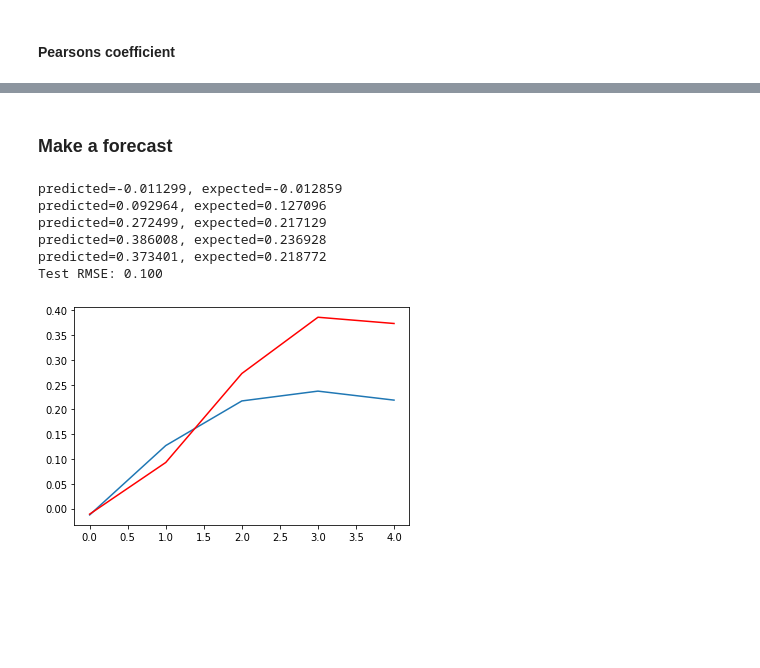
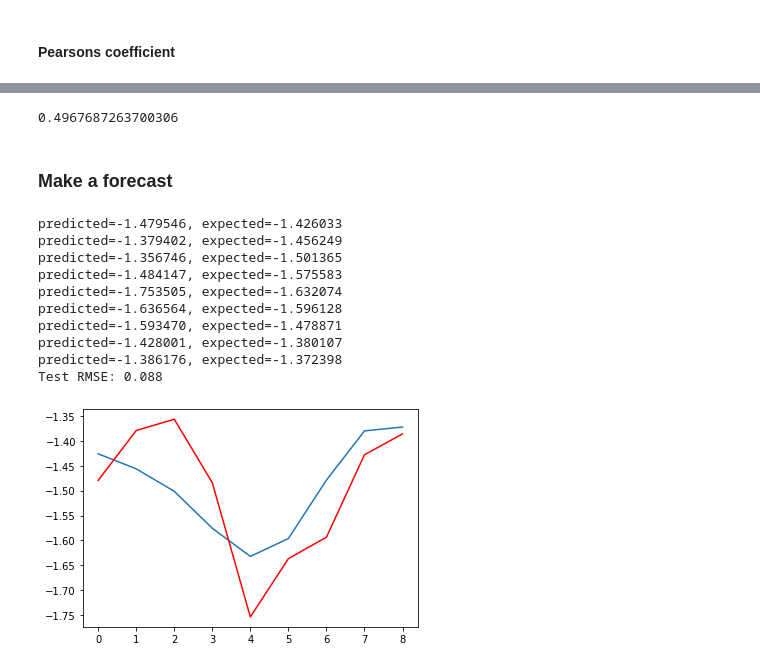
Before and after one commit to cbur24/vegetation_forecasts, a Jupyter notebook: testing.ipynb, the cells around one changed output, grey strips where cells are left out. Saved outputs shown, nothing was run; the diff lists cells and outputs as text; code cells hidden in the pictures; blank space fills up the shorter version.

Commit message:
add stationarity and entropy test

```diff
--- a/testing.ipynb
+++ b/testing.ipynb
@@ -21,7 +22,7 @@ create_local_dask_cluster()
 # %% [markdown]
 ## Load Data
 # %%
-lat, lon = -33.2, 149.1
+lat, lon = -32.0449, 145.3608
 buffer = 0.05
 time = ('2013', '2019')
 # %%
@@ -99,3 +145,7 @@ t+1  0.979567  1.000000
+# %%
+print(SampEn(df.values, m=2, r=0.2*np.std(df.values)))
+# %% [output]
+0.4967687263700306
 # %% [markdown]
 ### Make a forecast
 # %%
@@ -106,45 +156,49 @@ from math import sqrt
 
 # split dataset
 X = df.values
-train, test = X[1:len(X)-5], X[len(X)-5:]
+train, test = X[1:len(X)-9], X[len(X)-9:]
 
 # train autoregression
 window = 100
 model = AutoReg(train, lags=100)
 model_fit = model.fit()
 coef = model_fit.params
 
 # walk forward over time steps in test
 history = train[len(train)-window:]
 history = [history[i] for i in range(len(history))]
 
 predictions = list()
 for t in range(len(test)):
 	length = len(history)
 	lag = [history[i] for i in range(length-window,length)]
 	yhat = coef[0]
 	for d in range(window):
 		yhat += coef[d+1] * lag[window-d-1]
 	obs = test[t]
 	predictions.append(yhat)
 	history.append(obs)
 	print('predicted=%f, expected=%f' % (yhat, obs))
 
 rmse = sqrt(mean_squared_error(test, predictions))
 print('Test RMSE: %.3f' % rmse)
 
 # plot
 plt.plot(test)
 plt.plot(predictions, color='red')
 plt.show()
 # %% [output]
-predicted=-0.011299, expected=-0.012859
-predicted=0.092964, expected=0.127096
-predicted=0.272499, expected=0.217129
-predicted=0.386008, expected=0.236928
-predicted=0.373401, expected=0.218772
-Test RMSE: 0.100
+predicted=-1.479546, expected=-1.426033
+predicted=-1.379402, expected=-1.456249
+predicted=-1.356746, expected=-1.501365
+predicted=-1.484147, expected=-1.575583
+predicted=-1.753505, expected=-1.632074
+predicted=-1.636564, expected=-1.596128
+predicted=-1.593470, expected=-1.478871
+predicted=-1.428001, expected=-1.380107
+predicted=-1.386176, expected=-1.372398
+Test RMSE: 0.088
-[figure, old version]
+[figure, new version]
 # %%
 # stand_anomalies = stand_anomalies.drop('spatial_ref')
 # template = stand_anomalies.transpose("y", "x", "time").chunk({'time':-1})
```
Also changed, not shown: parts of 10 cells of this notebook, 1 other file.
